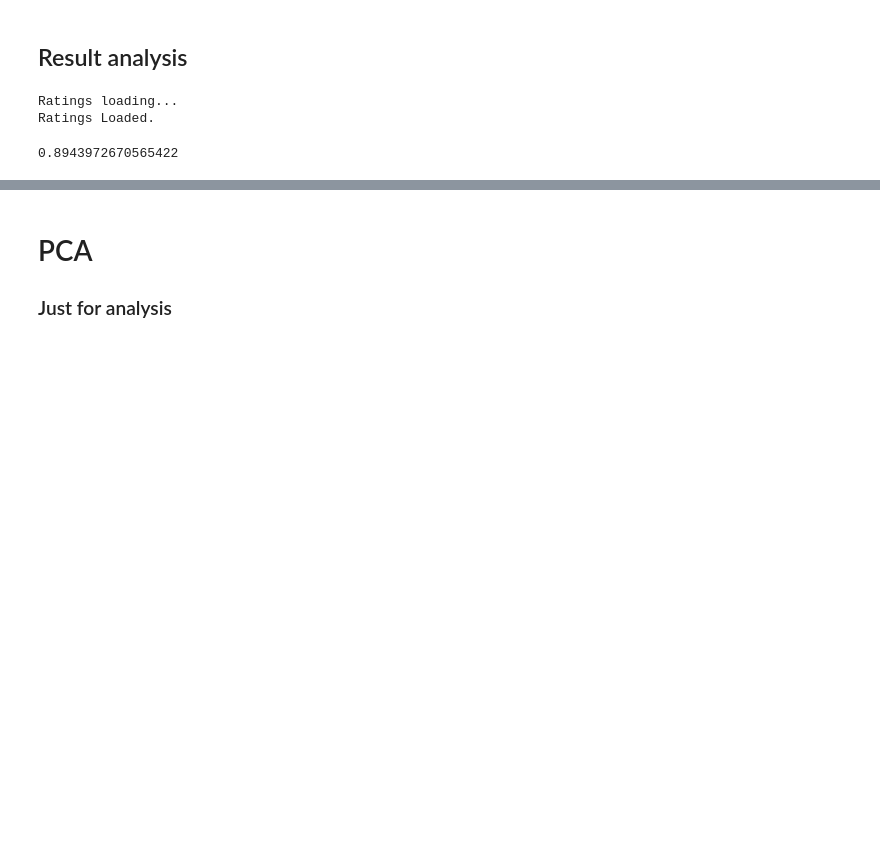
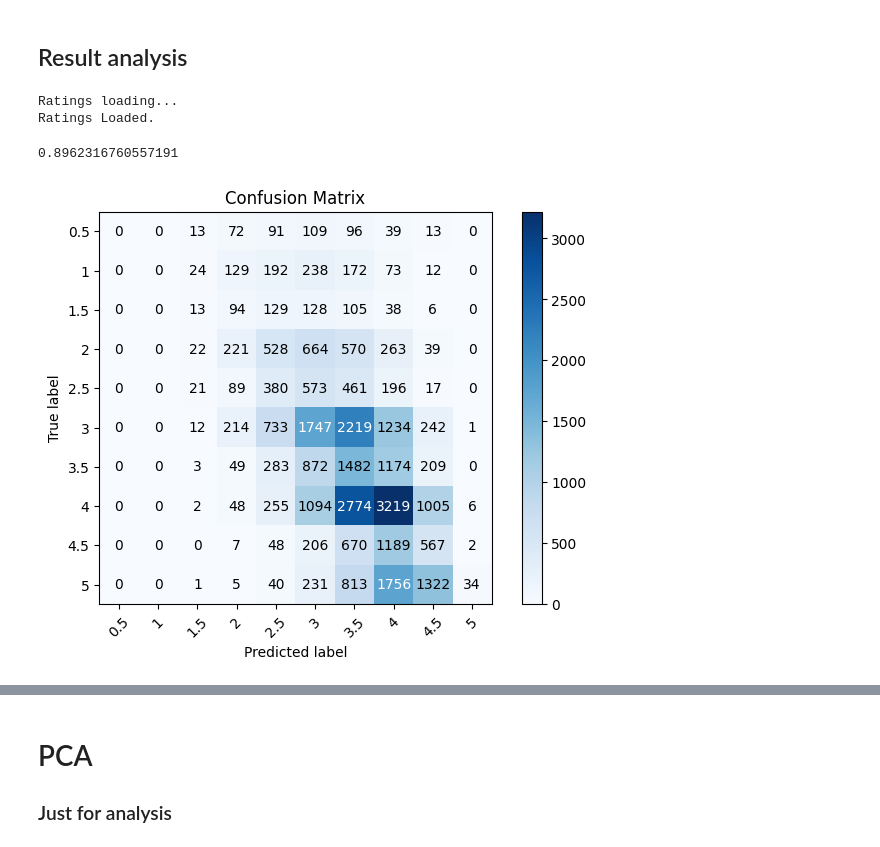
Before and after one commit to rs-benatti/collaborative_filter, a Jupyter notebook: data_visualization.ipynb, the cells around one changed output, grey strips where cells are left out. Saved outputs shown, nothing was run; the diff lists cells and outputs as text; code cells hidden in the pictures; blank space fills up the shorter version.

```diff
--- a/data_visualization.ipynb
+++ b/data_visualization.ipynb
@@ -203,24 +242,30 @@ Ratings Loaded.
+# %%
+def RMSE(targets, predictions):
+    predictions = predictions[targets!=0]
+    targets = targets[targets!=0]
+    # Calculate the squared differences between predictions and targets
+    squared_errors = (predictions - targets) ** 2
+
+    # Calculate the mean of squared errors
+    mean_squared_error = squared_errors.mean()
+
+    # Calculate the square root to get RMSE
+    return np.sqrt(mean_squared_error)
 # %%
 """
     Use thise cell after running generate.py and assign the used file to calculate the train rmse.
 
     To have the test RMSE use the test file.
 """
 
-non_normalized_train_data = np.load('./dataset/ratings_test.npy')
-non_normalized_train_data[np.isnan(non_normalized_train_data)] = 0
+targets = np.load('./dataset/ratings_test.npy')
+targets[np.isnan(targets)] = 0
 
-output = np.load('output.npy')
-predictions = output[non_normalized_train_data!=0]
-targets = non_normalized_train_data[non_normalized_train_data!=0]
-# Calculate the squared differences between predictions and targets
-squared_errors = (predictions - targets) ** 2
+predictions = np.load('output.npy')
+rmse_value = RMSE(targets, predictions)
 
-# Calculate the mean of squared errors
-mean_squared_error = squared_errors.mean()
-
-# Calculate the square root to get RMSE
-rmse_value = np.sqrt(mean_squared_error)
 print(rmse_value)
+plot_cm(targets, predictions)
 # %% [output]
-0.8943972670565422
+0.8962316760557191
+[figure, added]
```
Also changed, not shown: parts of 6 cells of this notebook, 3 other files.
